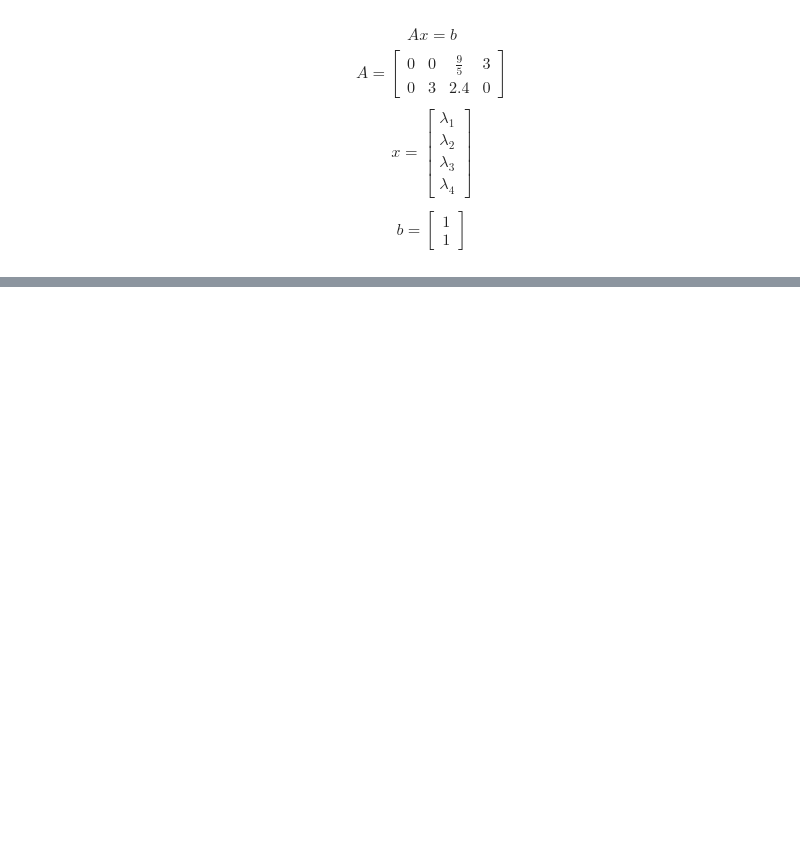
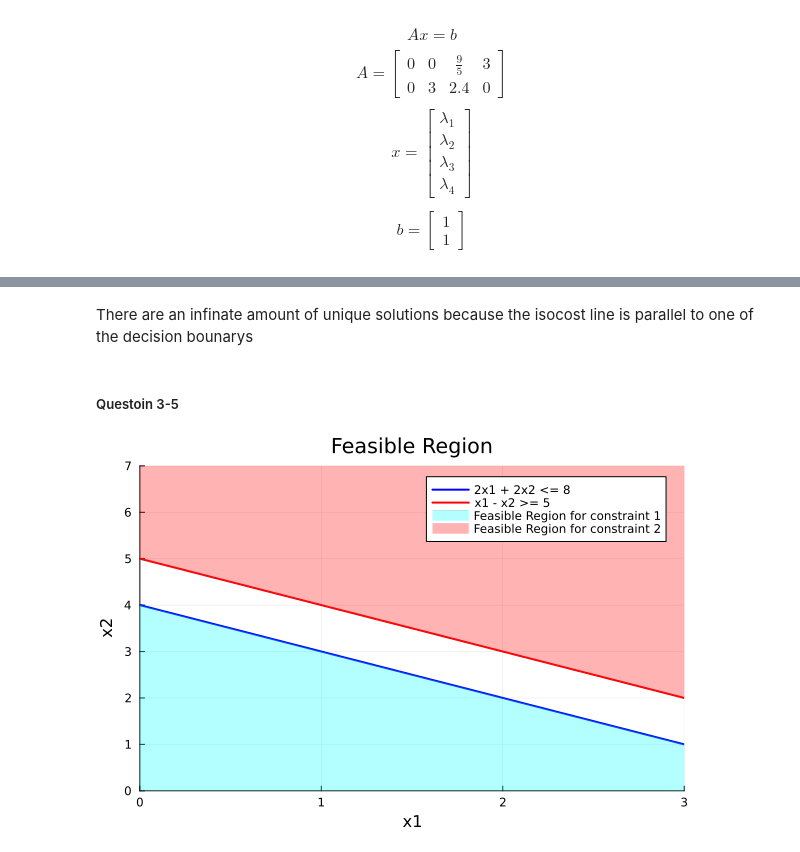
Before and after one commit to Damion-14/ECE524, a Jupyter notebook: hw2/hw2.ipynb, the cells around one changed output, grey strips where cells are left out. Cells and saved outputs as stored; diff of their text form; code cells hidden in the pictures; blank space fills up the shorter version.

```diff
--- a/hw2/hw2.ipynb
+++ b/hw2/hw2.ipynb
@@ -419,0 +457,38 @@ println(x_normalized)
+# %% [markdown]
+There are an infinate amount of unique solutions because the isocost line is parallel to one of the decision bounarys
+# %% [markdown]
+##### Questoin 3-5
+# %%
+x1_range = 0:0.1:10
+f1(x1) = 4 - x1
+f2(x1) = 5 - x1
+
+plot(x1_range, f1.(x1_range), label="2x1 + 2x2 <= 8", lw=2, color=:blue)
+plot!(x1_range, f2.(x1_range), label="x1 - x2 >= 5", lw=2, color=:red)
+
+# isocost lines
+isocost_line(z, x1) = z - x1  # Pass z as a parameter to the function
+z = 5
+# plot!(x1_range, isocost_line.(z, x1_range), label="Isocost Line (z=4)", linestyle=:dash, lw=2, color=:black)
+z = 8
+# plot!(x1_range, isocost_line.(z, x1_range), label="Isocost Line (z=7.8)", linestyle=:dash, lw=2, color=:orange)
+
+# feasiable region
+x_vals1 = [0, 0, 3, 3]
+y_vals1 = [0, 4, 1, 0]
+
+plot!(x_vals1, y_vals1, fill=(0, :cyan, 0.3), lw=0, label="Feasible Region for constraint 1")
+
+x_vals2 = [0, 0, 3, 3, 0]
+y_vals2 = [5, 7, 7, 2, 5]
+
+plot!(x_vals2, y_vals2, fill=(0, :red, 0.3), lw=0, label="Feasible Region for constraint 2")
+xlabel!("x1")
+ylabel!("x2")
+
+title!("Feasible Region")
+
+xlims!(0, 3)
+ylims!(0, 7)
+# %% [output]
+[figure, added]
```
Also changed, not shown: parts of 28 cells of this notebook.
